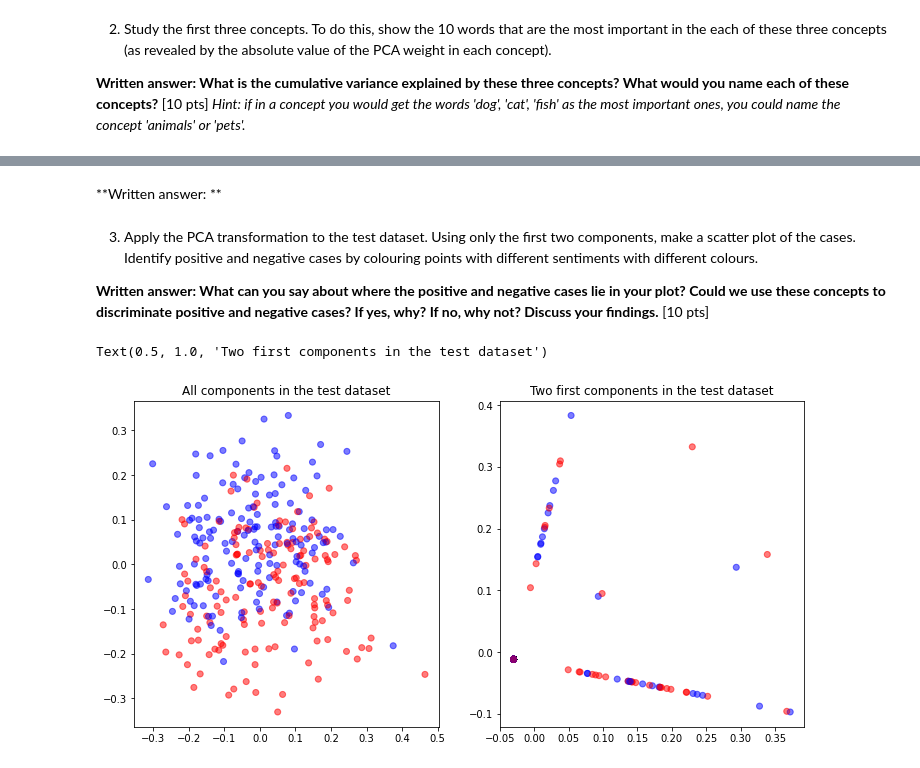
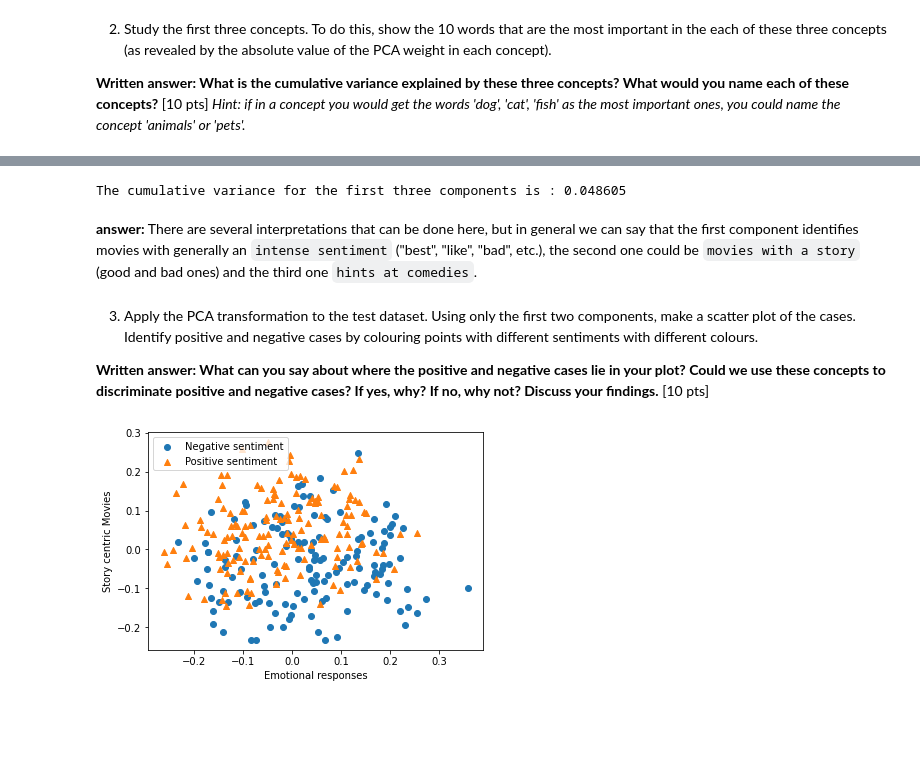
Before and after one commit to Razybehbahani/ML, a Jupyter notebook: small_projects/HousesDatasetClean/TextMining.ipynb, the cells around one changed output, grey strips where cells are left out. Saved outputs shown, nothing was run; the diff lists cells and outputs as text; code cells hidden in the pictures; blank space fills up the shorter version.

Commit message:
update TextMining

```diff
--- a/small_projects/HousesDatasetClean/TextMining.ipynb
+++ b/small_projects/HousesDatasetClean/TextMining.ipynb
@@ -289,35 +219,38 @@ The Color Purple is a masterpiece. It displays the amazing acting abilities of W
+# %%
+acc_var = 0
+for j in range(1,4):
+    acc_var += DF.Explained_var[j]
+
+print(f"The cumulative variance for the first three components is : {round(acc_var,6)}")
+# %% [output]
+The cumulative variance for the first three components is : 0.048605
 # %% [markdown]
-**Written answer: **
+**answer:**
+ There are several interpretations that can be done here, but in general we can say that the first component identifies movies with generally an `intense sentiment` ("best", "like", "bad", etc.), the second one could be `movies with a story` (good and bad ones) and the third one `hints at comedies`.
 # %% [markdown]
 3. Apply the PCA transformation to the test dataset. Using only the first two components, make a scatter plot of the cases. Identify positive and negative cases by colouring points with different sentiments with different colours.
 
 **Written answer: What can you say about where the positive and negative cases lie in your plot? Could we use these concepts to discriminate positive and negative cases? If yes, why? If no, why not? Discuss your findings.** [10 pts]
 # %%
 # Apply the test data
-PCA_2 = PCA(n_components = 2)
-
-Z_test_Total = PCA_2.fit_transform(TfIDF_test)
-
-Z_test = PCA_2.fit_transform(TfIDF_test[:,0:2])
+test_pca = PCA_IMDB.transform(TfIDF_test)
 
 # Plot the two different set of points filtering by label.
 
-fig = plt.figure(figsize=(12,6))
-ax1 = fig.add_subplot(121)
-ax2 = fig.add_subplot(122)
-
-color = np.array(['b' for x in range(300)])
-color[y_test.values == 0] = 'r'
-
-ax1.scatter(Z_test_Total[:,0], Z_test_Total[:,1] ,color = color, alpha = 0.3)
-ax1.scatter(Z_test_Total[:,0], Z_test_Total[:,1], color = color, alpha = 0.3)
-ax1.set_title('All components in the test dataset')
+fig = plt.figure()
+ax = fig.add_subplot(111)
 
 
-ax2.scatter(Z_test[:,0], Z_test[:,1] ,color = color, alpha = 0.3)
-ax2.scatter(Z_test[:,0], Z_test[:,1], color = color, alpha = 0.3)
-ax2.set_title('Two first components in the test dataset')
+
+ax.scatter(test_pca[:,0][y_test == 0], test_pca[:,1][y_test == 0],\
+           marker='o', label='Negative sentiment')
+ax.scatter(test_pca[:,0][y_test == 1], test_pca[:,1][y_test == 1],\
+           marker='^', label='Positive sentiment')
+
+ax.set_xlabel('Emotional responses')
+ax.set_ylabel('Story centric Movies')
+plt.legend()
+plt.show()
 # %% [output]
-Text(0.5, 1.0, 'Two first components in the test dataset')
-[figure, old version]
+[figure, new version]
 # %% [markdown]
```
Also changed, not shown: parts of 24 cells of this notebook.
